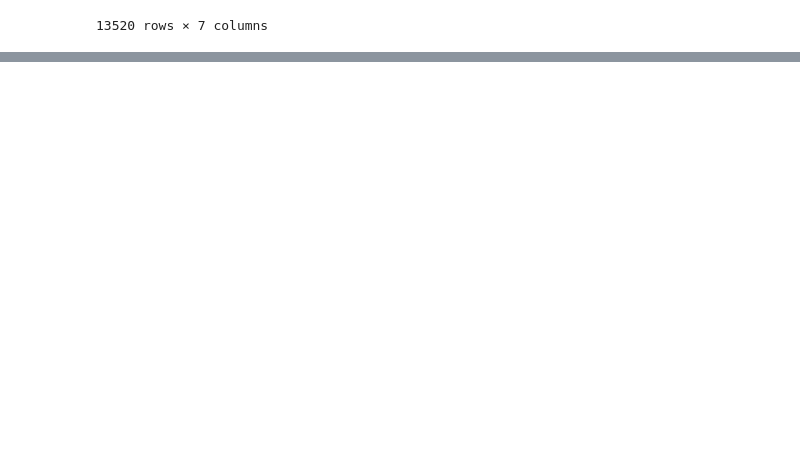
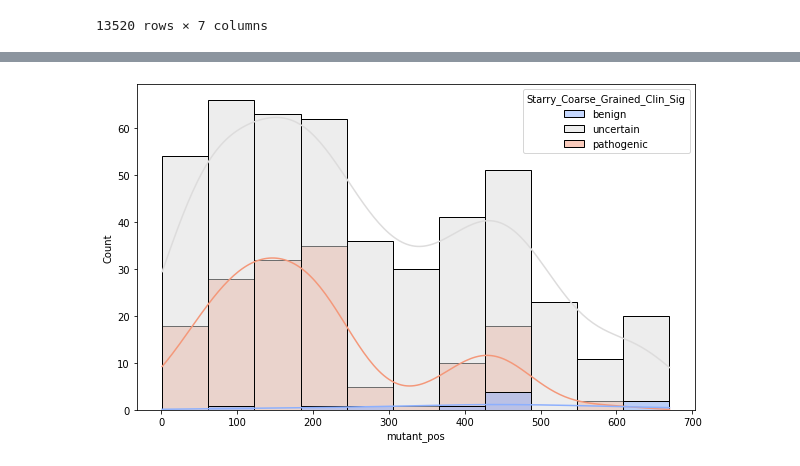
Before and after one commit to kpgbrock/CS89_VariantEffectPrediction, a Jupyter notebook: Code/demo_all_three_models.ipynb, the cells around one changed output, grey strips where cells are left out. Cells and saved outputs as stored; diff of their text form; code cells hidden in the pictures; blank space fills up the shorter version.

```diff
--- a/Code/demo_all_three_models.ipynb
+++ b/Code/demo_all_three_models.ipynb
@@ -112,0 +170,18 @@ uniprot2.predictions
+# %%
+# Read in our downloaded list of allele frequencies (along with other info)
+kncq1_gnomad_file = main_path + 'Data/precursor_files/gnomAD_KCNQ1_allele_frequencies_7-29-22.csv'
+df_kcnq1 = pd.read_csv(kncq1_gnomad_file)[['HGVS Consequence','Allele Frequency']]
+
+# Need to format our missense mutations so that they match our predictions df
+d_aa_codes = {'Ser':'S','Thr':'T','Asn':'N','Gln':'Q',
+              'Cys':'C','Gly':'G','Pro':'P','Asp':'D',
+              'Glu':'E','Arg':'R','Lys':'K','His':'H',
+              'Ala':'A','Val':'V','Ile':'I','Leu':'L',
+              'Met':'M','Phe':'F','Tyr':'Y','Trp':'W'}
+
+# Format our gnomAD set to match column names for our predictions
+df_kcnq1['mutant_mut'] = [d_aa_codes[x[-3:]] for x in df_kcnq1['HGVS Consequence']]
+df_kcnq1['mutant_pos'] = [int(x[5:-3]) for x in df_kcnq1['HGVS Consequence']]
+df_kcnq1['mutant_wt'] = [d_aa_codes[x[2:5]] for x in df_kcnq1['HGVS Consequence']]
+
+df_kcnq1.head()
@@ -112,0 +243,12 @@ uniprot2.predictions
+# %%
+# Plot our distributions of where in the KCNQ1 protein sequnce ClinVar variants
+# are found, separating by coarse-grained definitions of benign, uncertain,
+# and pathogenic. The goal is to get an understanding of the bias our trained
+# models might have in predicting variants.
+plt.figure(figsize=(10,6))
+ax = sns.histplot(data = x, x = "mutant_pos", kde = True,
+             hue = "Starry_Coarse_Grained_Clin_Sig",
+             common_bins=True,stat='count',palette='coolwarm',
+             hue_order=['benign','uncertain','pathogenic'])
+# %% [output]
+[figure, added]
```
Also changed, not shown: parts of 17 cells of this notebook, 20 other files.
